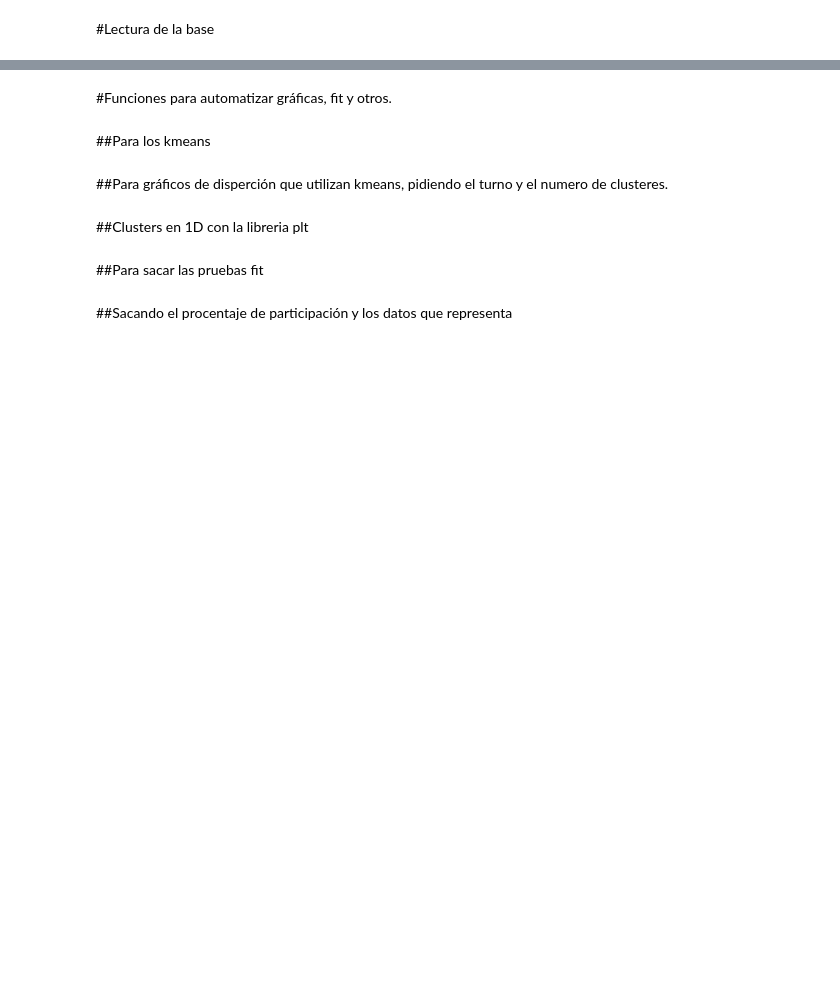
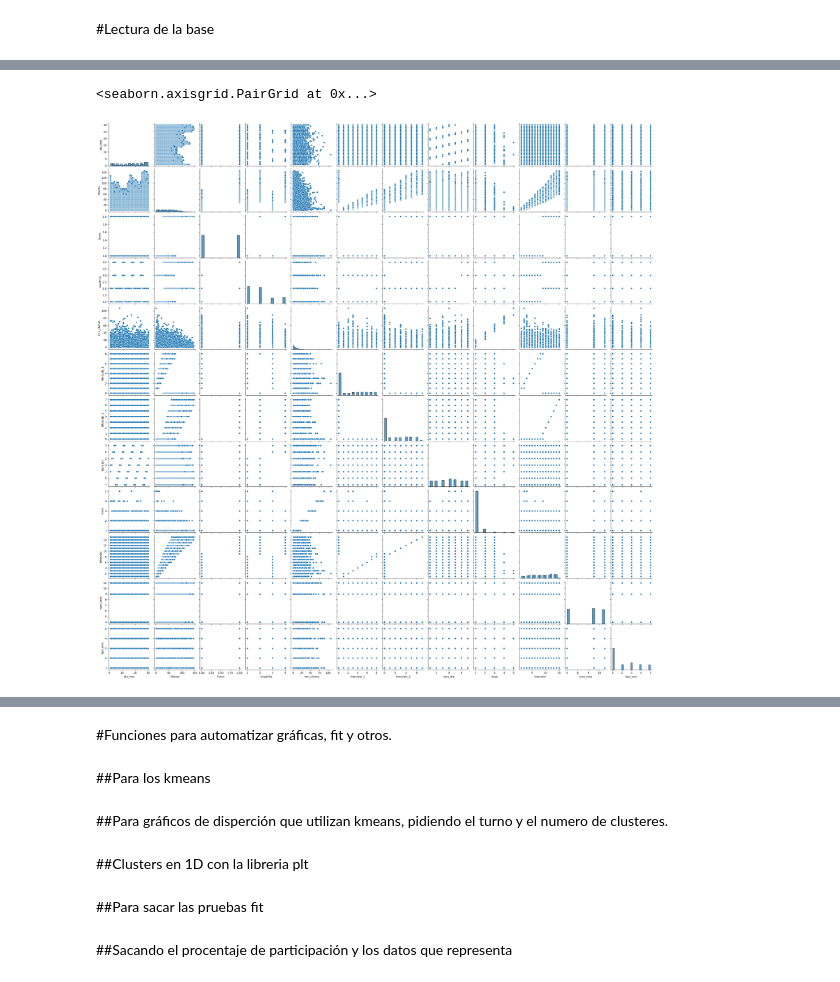
Before and after one commit to TonioFlag/ProyectoFinalColas, a Jupyter notebook: algoritmo_final.ipynb, the cells around one changed output, grey strips where cells are left out. Saved outputs shown, nothing was run; the diff lists cells and outputs as text; code cells hidden in the pictures; blank space fills up the shorter version.

```diff
--- a/algoritmo_final.ipynb
+++ b/algoritmo_final.ipynb
@@ -71,0 +107,5 @@ arribo['tipo_serv'] = arribo['TipoServ.'].map(servicio)
+# %%
+sns.pairplot(arribo)
+# %% [output]
+<seaborn.axisgrid.PairGrid at 0x...>
+[figure, added]
```
Also changed, not shown: parts of 6 cells of this notebook.
